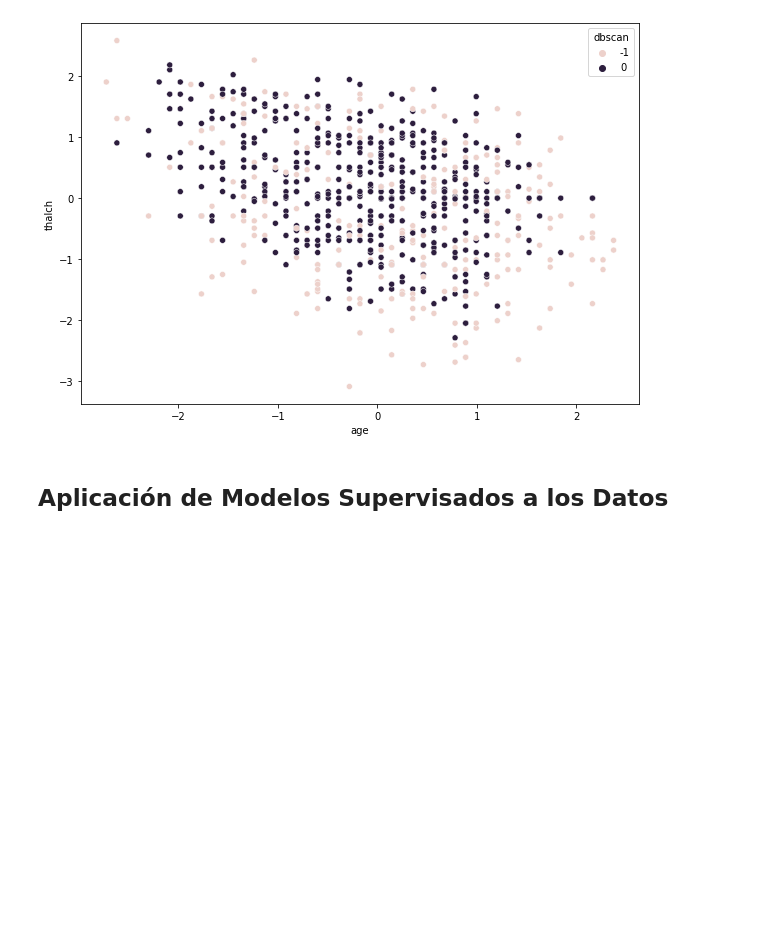
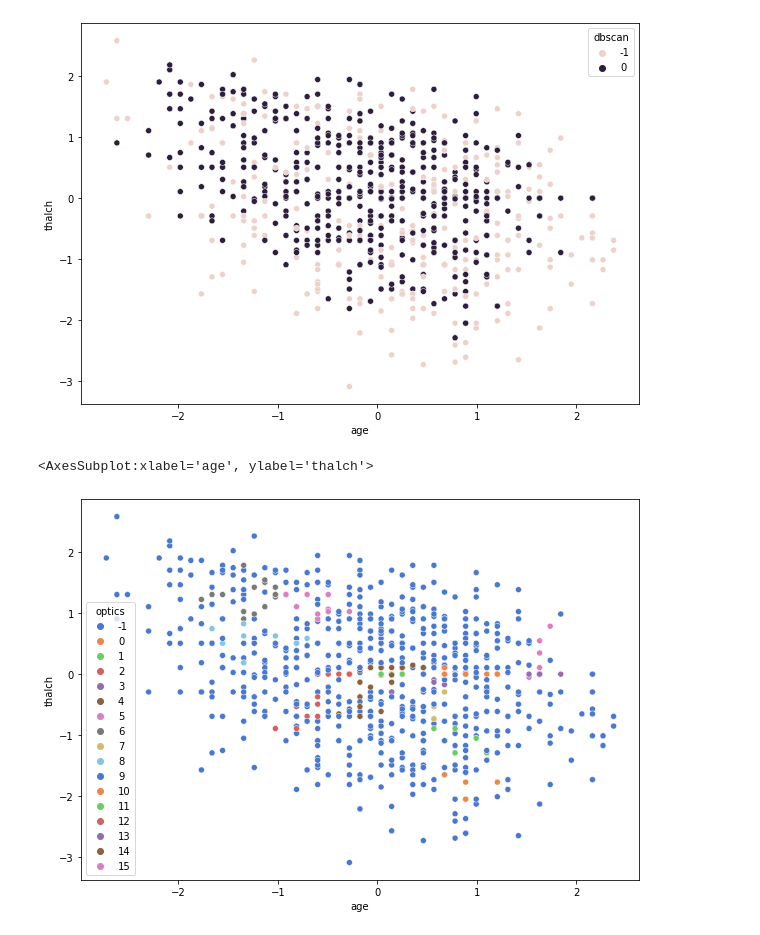
Before and after one commit to angelbujalance/UCI-ML, a Jupyter notebook: PRAC_Angel_Bujalance.ipynb, the cells around one changed output. Drawn from its saved outputs; the diff is of its cells as text; code cells hidden in the pictures; blank space fills up the shorter version.

```diff
--- a/PRAC_Angel_Bujalance.ipynb
+++ b/PRAC_Angel_Bujalance.ipynb
@@ -874,14 +874,15 @@ sns.scatterplot(data=clusterdf, x='age', y='thalch', hue='dbscan')
 <AxesSubplot:xlabel='age', ylabel='thalch'>
 [figure]
 # %%
-clustering = cluster.OPTICS(eps=0.8, min_samples=15).fit(X_train_data.iloc[:,:4])
+clustering = cluster.OPTICS(min_samples=5).fit(X_train_data.iloc[:,:4])
 
 plt.figure(figsize=(10,7))
 
 clusterdf = X_train_data
 
-clusterdf['dbscan'] = clustering.labels_
+clusterdf['optics'] = clustering.labels_
 
-sns.scatterplot(data=clusterdf, x='age', y='thalch', hue='dbscan')
+sns.scatterplot(data=clusterdf, x='age', y='thalch', hue='optics', palette='muted')
+# %% [output]
+<AxesSubplot:xlabel='age', ylabel='thalch'>
+[figure, added]
-# %% [markdown]
-## Aplicación de Modelos Supervisados a los Datos
```
Also changed, not shown: parts of 1 cell of this notebook.
